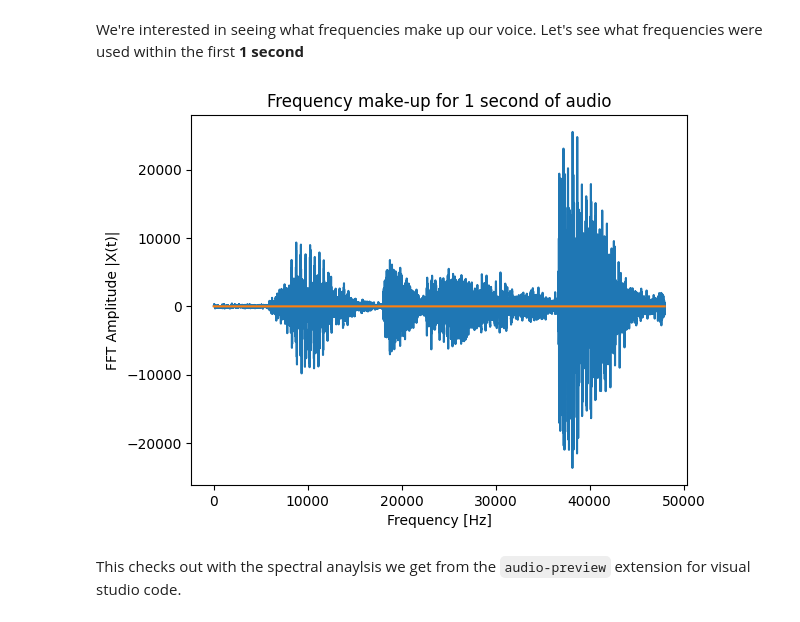
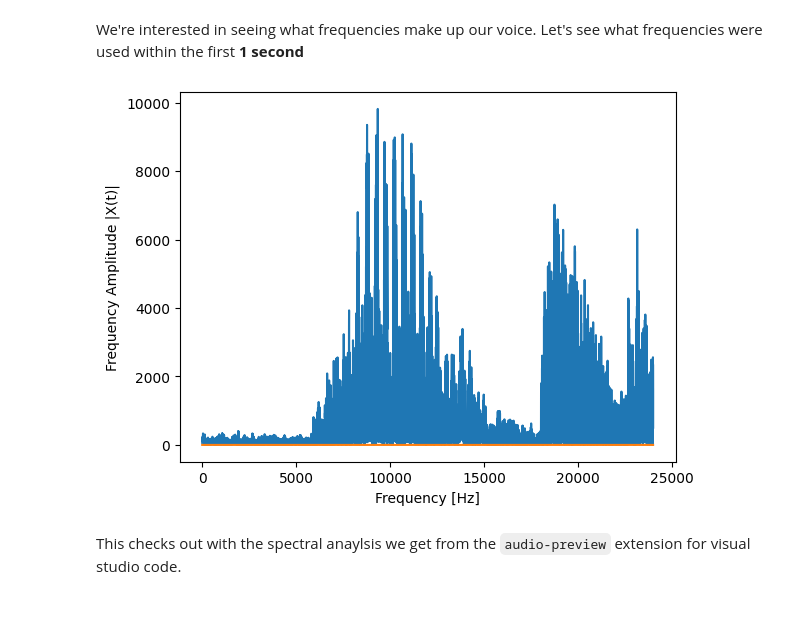
Before and after one commit to ECE-Capstone-2022/signal-processing, a Jupyter notebook: main.ipynb, the cells around one changed output. Saved outputs shown, nothing was run; the diff lists cells and outputs as text; code cells hidden in the pictures.

Commit message:
Currently debugging issue with the fft_plot function. Check out https://stackoverflow.com/questions/74063787/how-to-plot-frequency-data-from-a-wav-file-in-python for more information

```diff
--- a/main.ipynb
+++ b/main.ipynb
@@ -52,7 +54,7 @@ display.Audio(audio_path)
 # %% [output]
 [interactive output not drawn]
 # %%
-sample_rate, audio_time_series = wav_to_numpy(audio_path)
+sample_rate, audio_time_series = wavfile.read(audio_path)
 print("Recorded with a sample rate of", sample_rate)
 time = np.linspace(0, len(audio_time_series) / sample_rate, num=len(audio_time_series))
 plt.plot(time, audio_time_series)
@@ -66,22 +68,22 @@ Recorded with a sample rate of 48000
 # %% [markdown]
 We're interested in seeing what frequencies make up our voice. Let's see what
 frequencies were used within the first **1 second**
-# %%
-sample_interval = 1/sample_rate
-single_sample_data = audio_time_series[0:sample_rate]
-single_sample_frequencies = fft.fft(audio_time_series[0:sample_rate])
-N = len(single_sample_data)
-n = np.arange(N)
-T = N/sample_rate
-freq = n/T
-
-plt.plot(freq, single_sample_frequencies)
-plt.title("Frequency make-up for 1 second of audio")
-plt.xlabel('Frequency [Hz]')
-plt.ylabel('FFT Amplitude |X(t)|')
-plt.show()
-# %% [output]
-[figure, removed]
+# %%
+single_sample_data = audio_time_series[:sample_rate]
+
+def fft_plot(audio, sample_rate):
+  N = len(audio)    # Number of samples
+  y_freq = fft(audio)
+  domain = len(y_freq) // 2
+  x_freq = np.linspace(0, sample_rate//2, N//2)
+  plt.plot(x_freq, abs(y_freq[:domain]))
+  plt.xlabel("Frequency [Hz]")
+  plt.ylabel("Frequency Amplitude |X(t)|")
+  return plt.show()
+
+fft_plot(single_sample_data, sample_rate)
+# %% [output]
+[figure, added]
 # %% [markdown]
 This checks out with the spectral anaylsis we get from the `audio-preview`
 extension for visual studio code.
```
Also changed, not shown: parts of 2 cells of this notebook.
